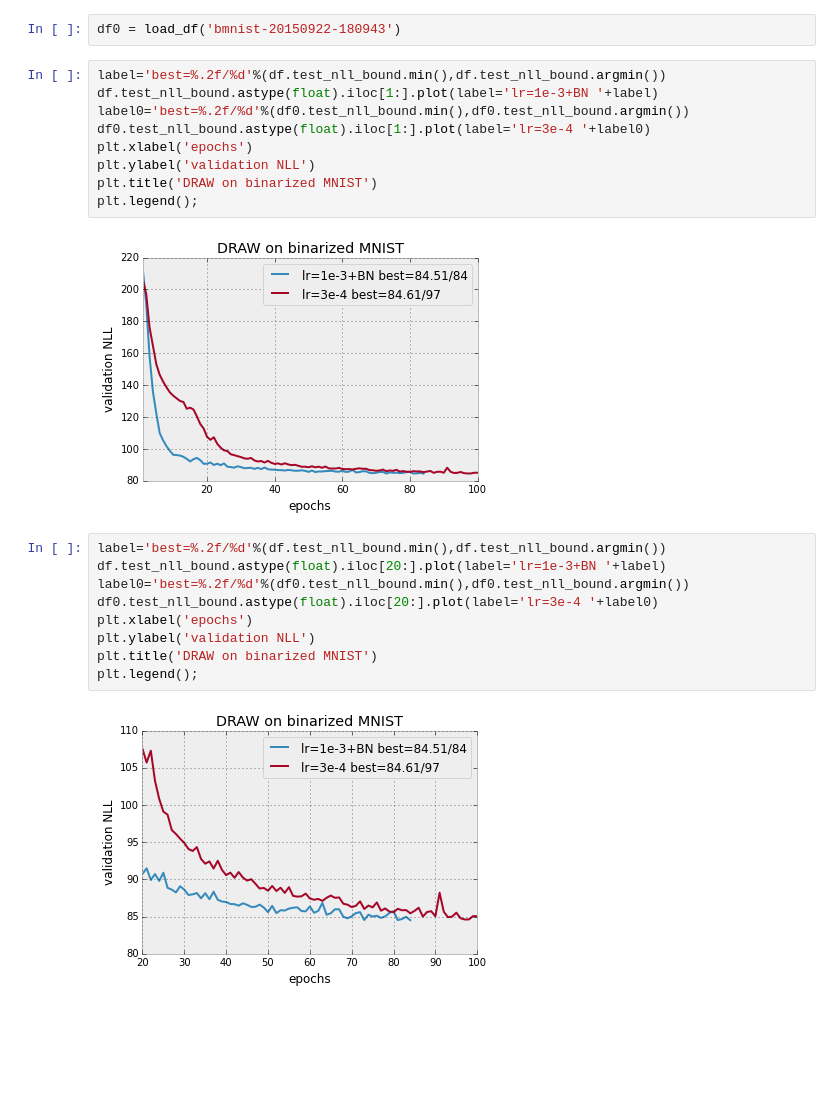
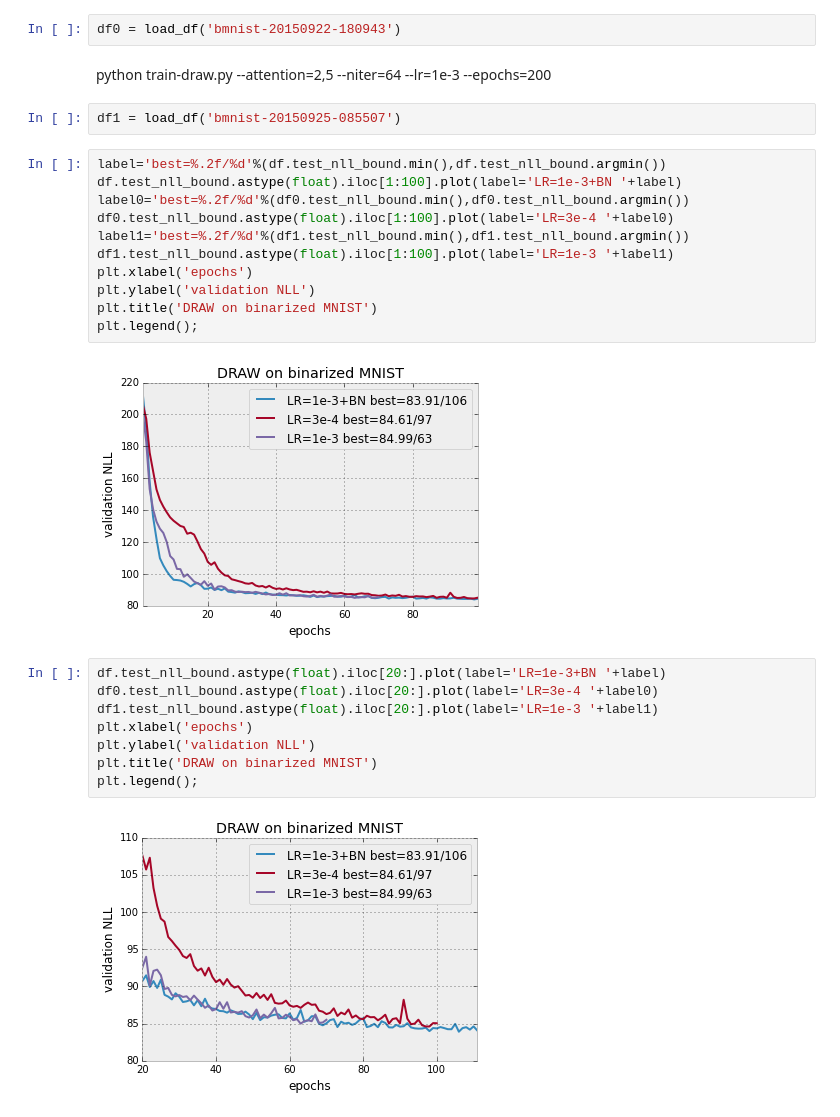
Before and after one commit to udibr/draw, a Jupyter notebook: plot-nll.ipynb, the cells around one changed output. Drawn from its saved outputs; the diff is of its cells as text; blank space fills up the shorter version.

```diff
--- a/plot-nll.ipynb
+++ b/plot-nll.ipynb
@@ -19,25 +19,30 @@ df = load_df('bmnist-20150924-073426')
 python train-draw.py --attention=2,5 --niter=64 --lr=3e-4 --epochs=100
 # %%
 df0 = load_df('bmnist-20150922-180943')
+# %% [markdown]
+python train-draw.py --attention=2,5 --niter=64 --lr=1e-3 --epochs=200
+# %%
+df1 = load_df('bmnist-20150925-085507')
 # %%
 label='best=%.2f/%d'%(df.test_nll_bound.min(),df.test_nll_bound.argmin())
-df.test_nll_bound.astype(float).iloc[1:].plot(label='lr=1e-3+BN '+label)
+df.test_nll_bound.astype(float).iloc[1:100].plot(label='LR=1e-3+BN '+label)
 label0='best=%.2f/%d'%(df0.test_nll_bound.min(),df0.test_nll_bound.argmin())
-df0.test_nll_bound.astype(float).iloc[1:].plot(label='lr=3e-4 '+label0)
+df0.test_nll_bound.astype(float).iloc[1:100].plot(label='LR=3e-4 '+label0)
+label1='best=%.2f/%d'%(df1.test_nll_bound.min(),df1.test_nll_bound.argmin())
+df1.test_nll_bound.astype(float).iloc[1:100].plot(label='LR=1e-3 '+label1)
 plt.xlabel('epochs')
 plt.ylabel('validation NLL')
 plt.title('DRAW on binarized MNIST')
 plt.legend();
 # %% [output]
-[figure, old version]
+[figure, new version]
 # %%
-label='best=%.2f/%d'%(df.test_nll_bound.min(),df.test_nll_bound.argmin())
-df.test_nll_bound.astype(float).iloc[20:].plot(label='lr=1e-3+BN '+label)
-label0='best=%.2f/%d'%(df0.test_nll_bound.min(),df0.test_nll_bound.argmin())
-df0.test_nll_bound.astype(float).iloc[20:].plot(label='lr=3e-4 '+label0)
+df.test_nll_bound.astype(float).iloc[20:].plot(label='LR=1e-3+BN '+label)
+df0.test_nll_bound.astype(float).iloc[20:].plot(label='LR=3e-4 '+label0)
+df1.test_nll_bound.astype(float).iloc[20:].plot(label='LR=1e-3 '+label1)
 plt.xlabel('epochs')
 plt.ylabel('validation NLL')
 plt.title('DRAW on binarized MNIST')
 plt.legend();
 # %% [output]
-[figure, old version]
+[figure, new version]
```
